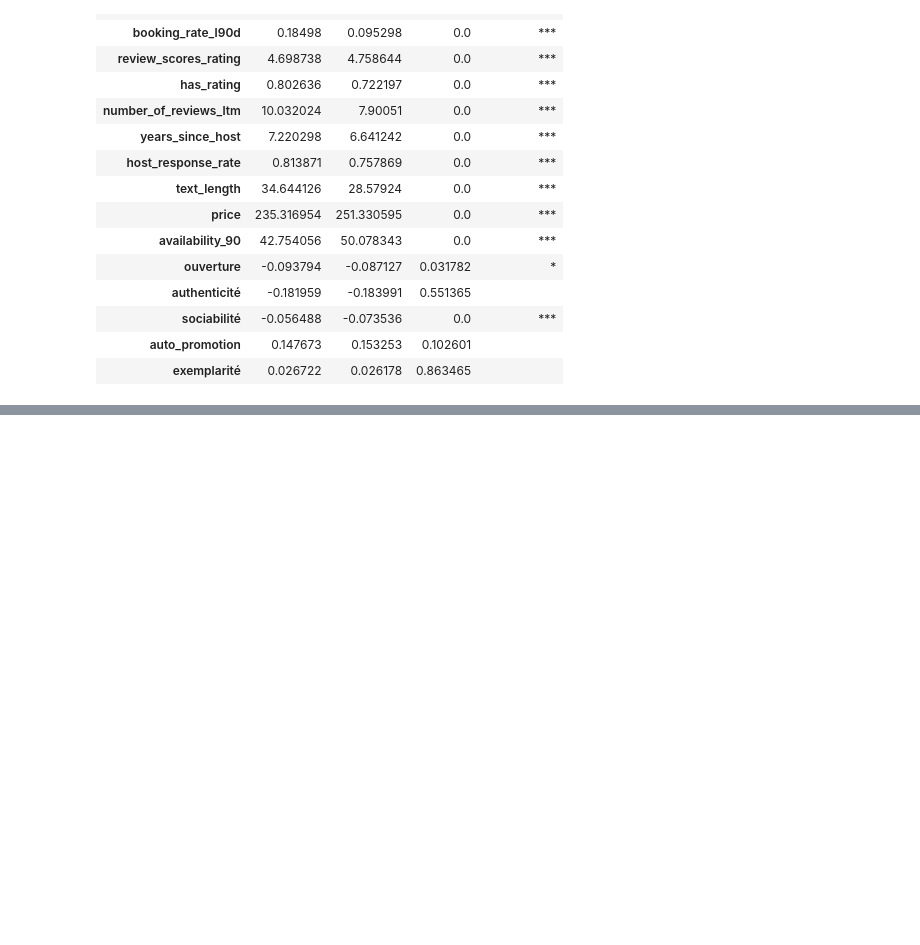
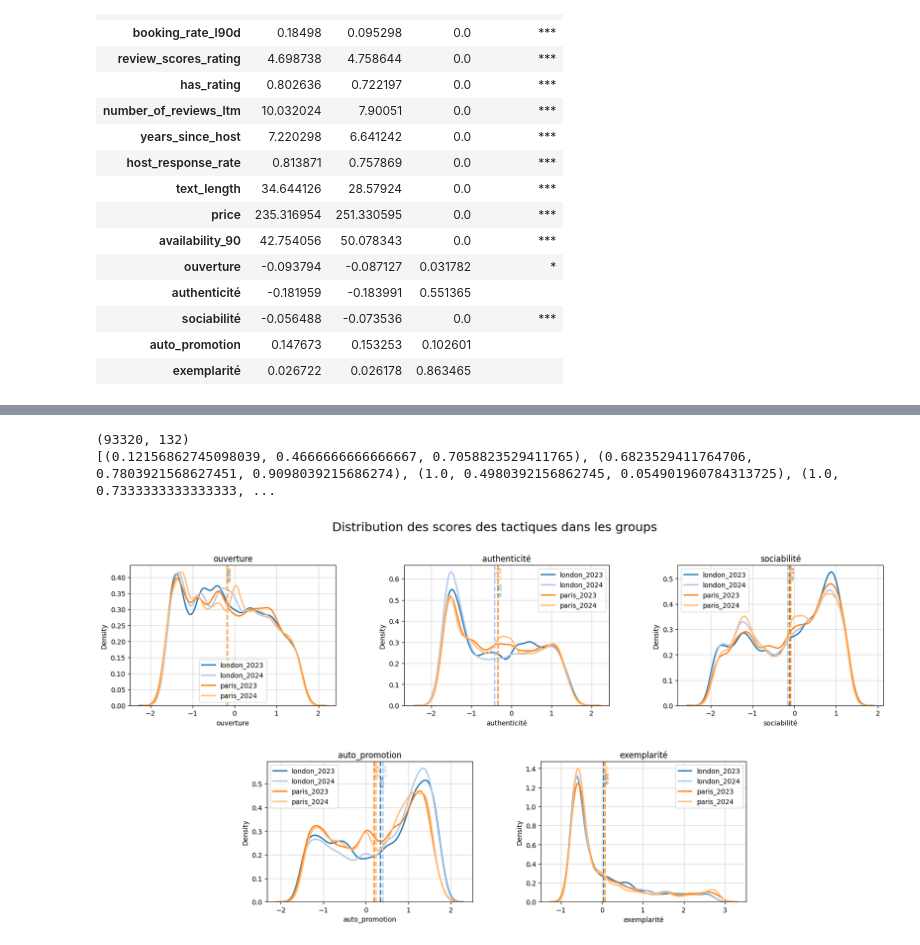
Before and after one commit to yeliu-dh/SelfPresentation_Multimodal_airbnb, a Jupyter notebook: D_stat/test_desc.ipynb, the cells around one changed output, grey strips where cells are left out. Cells and saved outputs as stored; diff of their text form; code cells hidden in the pictures; blank space fills up the shorter version.

```diff
--- a/D_stat/test_desc.ipynb
+++ b/D_stat/test_desc.ipynb
@@ -440,0 +565,70 @@ plot_violon(df_input=df, vars=LABELS_EN, to_fillna0=True, save=False, output_fol
+# %%
+import seaborn as sns
+import matplotlib.pyplot as plt
+import matplotlib.gridspec as gridspec
+
+
+df_plot=df[df['has_text']==1]
+print(df_plot.shape)
+
+tactics = ["ouverture", "authenticité", "sociabilité", "auto_promotion", "exemplarité"]
+groups = df["group"].unique()
+
+colors = sns.color_palette("tab20", len(groups))
+# colors = list(palette.values())
+print(colors)
+
+# fig, axes = plt.subplots(2, 3, figsize=(15, 8))
+# axes = axes.flatten()
+
+## ---subplot layout---
+fig = plt.figure(figsize=(20,9))
+gs = gridspec.GridSpec(2, 6, figure=fig, hspace=0.4, wspace=1)
+axes = []
+# 第一行三个：分别占两列宽 (0:2, 2:4, 4:6)
+ax1 = fig.add_subplot(gs[0, 0:2])
+ax2 = fig.add_subplot(gs[0, 2:4])
+ax3 = fig.add_subplot(gs[0, 4:6])
+axes.extend([ax1, ax2, ax3])
+
+# 第二行两个：让它们居中，分别占中间的两列 (1:3 和 3:5)
+ax4 = fig.add_subplot(gs[1, 1:3])
+ax5 = fig.add_subplot(gs[1, 3:5])
+axes.extend([ax4, ax5])
+
+#------------------------
+
+
+for i, tactic in enumerate(tactics):
+    ax = axes[i]
+
+    for group, color in zip(groups, colors):
+        group_data = df_plot[df_plot["group"] == group][f"{tactic}"].dropna()
+
+        # 填充曲线
+        # sns.kdeplot(group_data, fill=True, alpha=0.3, color=color, ax=ax)
+
+        # 边界线
+        sns.kdeplot(group_data, lw=2, color=color, label=group, ax=ax)
+        # mean
+        mean_val = group_data.mean()
+        ax.axvline(mean_val, linestyle="--", color=color, linewidth=2)
+        ax.text(mean_val, ax.get_ylim()[1]*0.9, f"{mean_val:.2f}",
+        color=color, rotation=90, fontsize=8)
+
+
+    ax.set_title(tactic)
+    ax.legend()
+    ax.grid(alpha=0.5)
+
+fig.suptitle(
+        "Distribution des scores des tactiques dans les groups",
+        fontsize=18,
+        y=0.98
+    )
+plt.tight_layout()
+plt.show()
+# %% [output]
+(93320, 132)
+[(0.12156862745098039, 0.4666666666666667, 0.7058823529411765), (0.6823529411764706, 0.7803921568627451, 0.9098039215686274), (1.0, 0.4980392156862745, 0.054901960784313725), (1.0, 0.7333333333333333, ...
+[figure, added]
```
Also changed, not shown: parts of 36 cells of this notebook, 7 other files.
